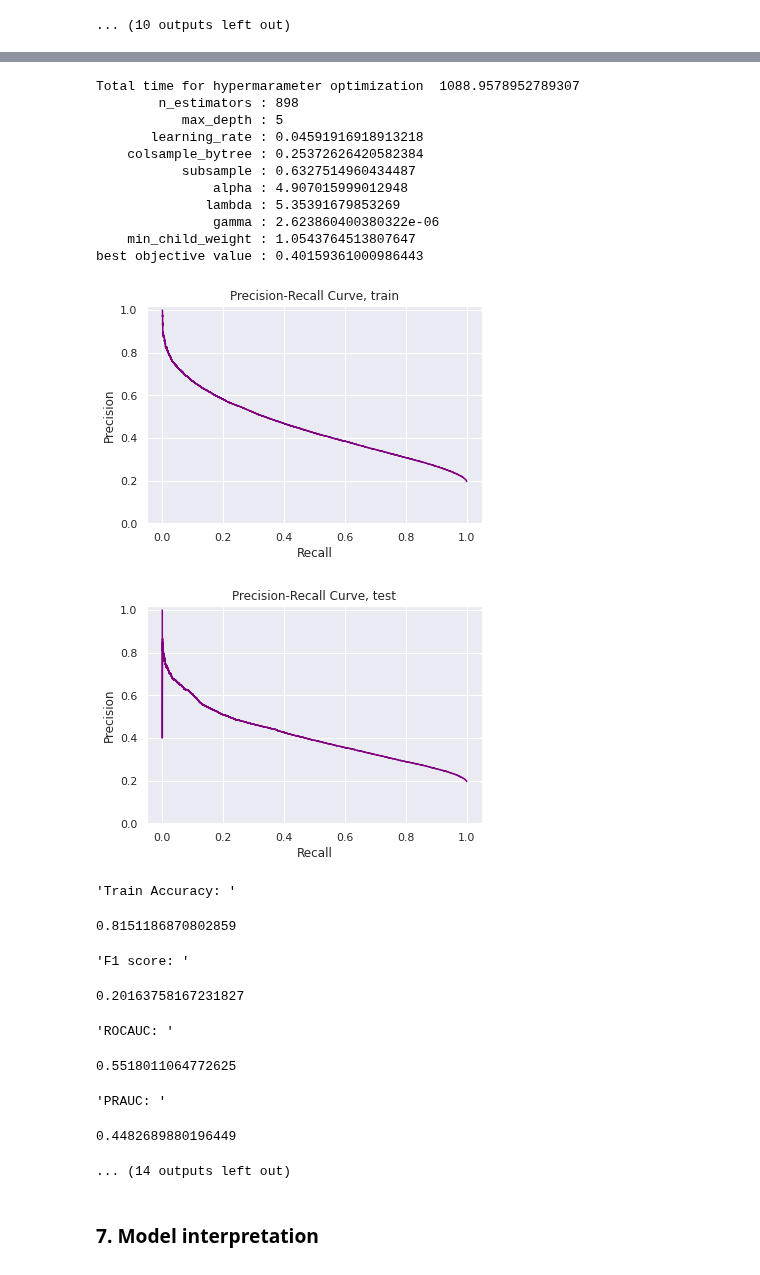
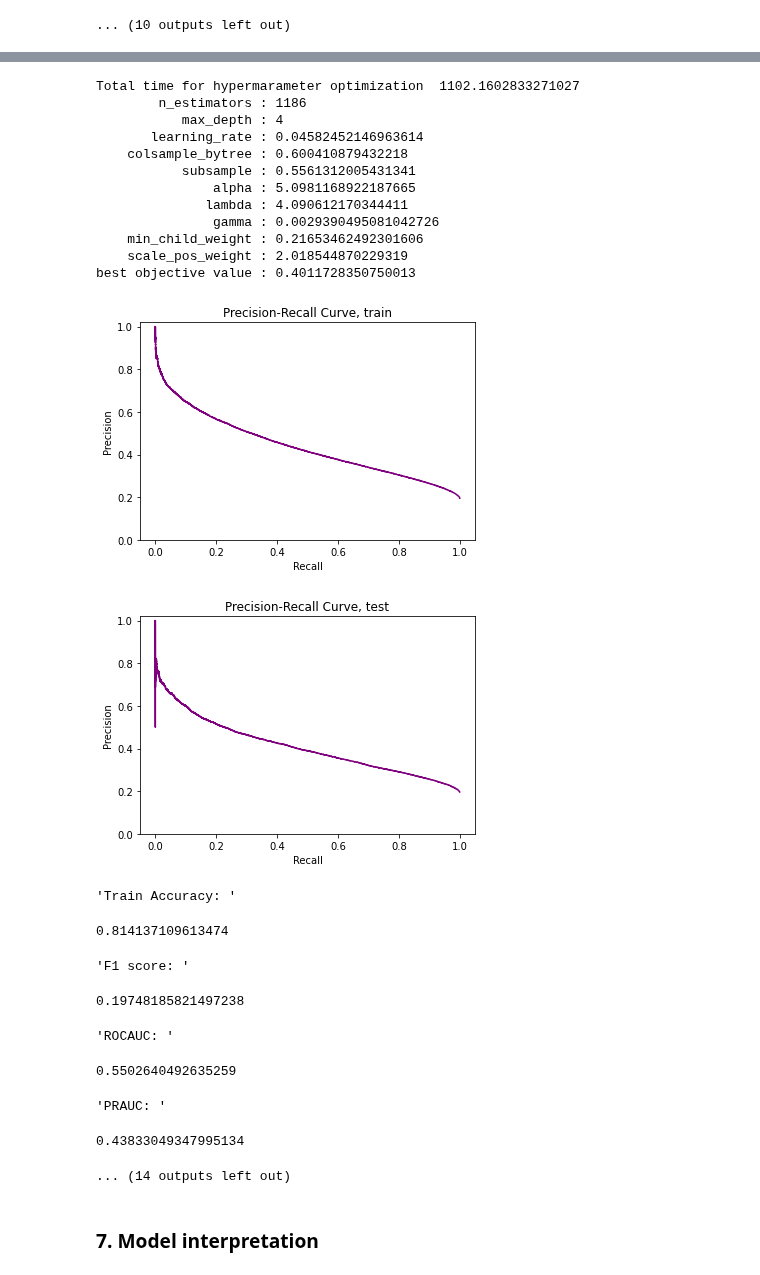
Before and after one commit to MykolaPinchuk/KaggleProjects, a Jupyter notebook: kp102-lc-loaddef.ipynb, the cells around one changed output, grey strips where cells are left out. Saved outputs shown, nothing was run; the diff lists cells and outputs as text; code cells hidden in the pictures.

```diff
--- a/kp102-lc-loaddef.ipynb
+++ b/kp102-lc-loaddef.ipynb
@@ -725,7 +737,7 @@ starting_hyperparameters = {'n_estimators': 898,
 
 time1 = time.time()
 
-def objective(trial, cv_runs=1, n_splits=2, n_jobs=-1, scale_pos_weight=2):
+def objective(trial, cv_runs=1, n_splits=2, n_jobs=-1):
 
     cv_regularizer=0.01
     # Usually values between 0.1 and 0.2 work fine.
@@ -743,6 +755,7 @@ def objective(trial, cv_runs=1, n_splits=2, n_jobs=-1, scale_pos_weight=2):
         "gamma": trial.suggest_loguniform("gamma", 1e-10, 10.0),
         "min_child_weight": trial.suggest_loguniform("min_child_weight", 0.1, 10),
         "n_jobs": n_jobs,
+        "scale_pos_weight": trial.suggest_uniform("scale_pos_weight", 1, 3),
     }
     # usually it makes sense to resrtict hyperparameter space from some solutions which Optuna will find
     # e.g., for tmx-joined data only (downsampled tmx), optuna keeps selecting depths of 2 and 3.
@@ -864,24 +877,25 @@ display('Time to do hyperparameter optimization: ', time.time()-time1)
-Total time for hypermarameter optimization  1088.9578952789307
-        n_estimators : 898
-           max_depth : 5
-       learning_rate : 0.04591916918913218
-    colsample_bytree : 0.25372626420582384
-           subsample : 0.6327514960434487
-               alpha : 4.907015999012948
-              lambda : 5.35391679853269
-               gamma : 2.623860400380322e-06
-    min_child_weight : 1.0543764513807647
-best objective value : 0.40159361000986443
+Total time for hypermarameter optimization  1102.1602833271027
+        n_estimators : 1186
+           max_depth : 4
+       learning_rate : 0.04582452146963614
+    colsample_bytree : 0.600410879432218
+           subsample : 0.5561312005431341
+               alpha : 5.0981168922187665
+              lambda : 4.090612170344411
+               gamma : 0.0029390495081042726
+    min_child_weight : 0.21653462492301606
+    scale_pos_weight : 2.018544870229319
+best objective value : 0.4011728350750013
-[figure, old version]
+[figure, new version]
-[figure, old version]
+[figure, new version]
 'Train Accuracy: '
-0.8151186870802859
+0.814137109613474
 'F1 score: '
-0.20163758167231827
+0.19748185821497238
 'ROCAUC: '
-0.5518011064772625
+0.5502640492635259
 'PRAUC: '
-0.4482689880196449
+0.43833049347995134
 ... (14 outputs left out)
 # %% [markdown]
 ### 7. Model interpretation
```
Also changed, not shown: parts of 13 cells of this notebook.
